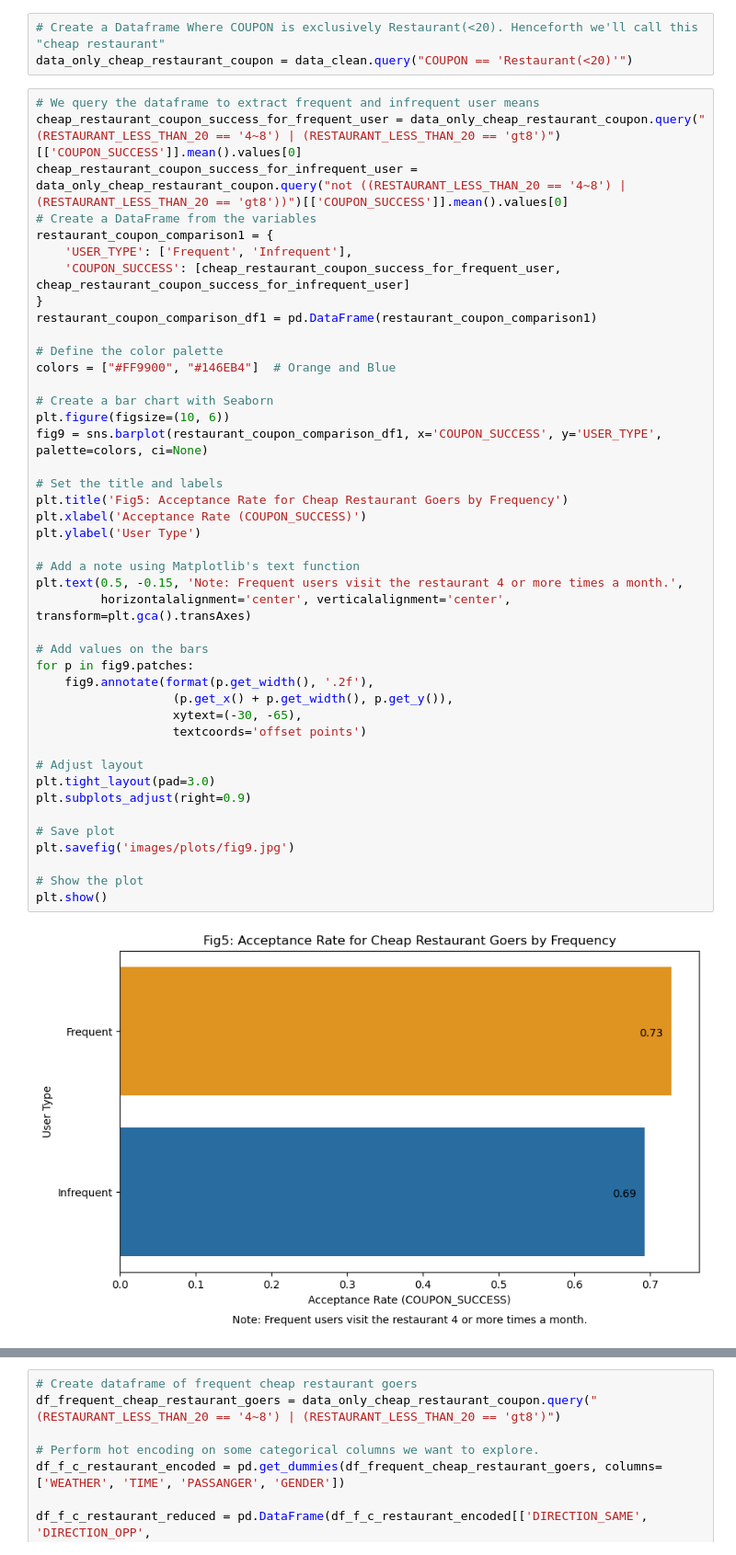
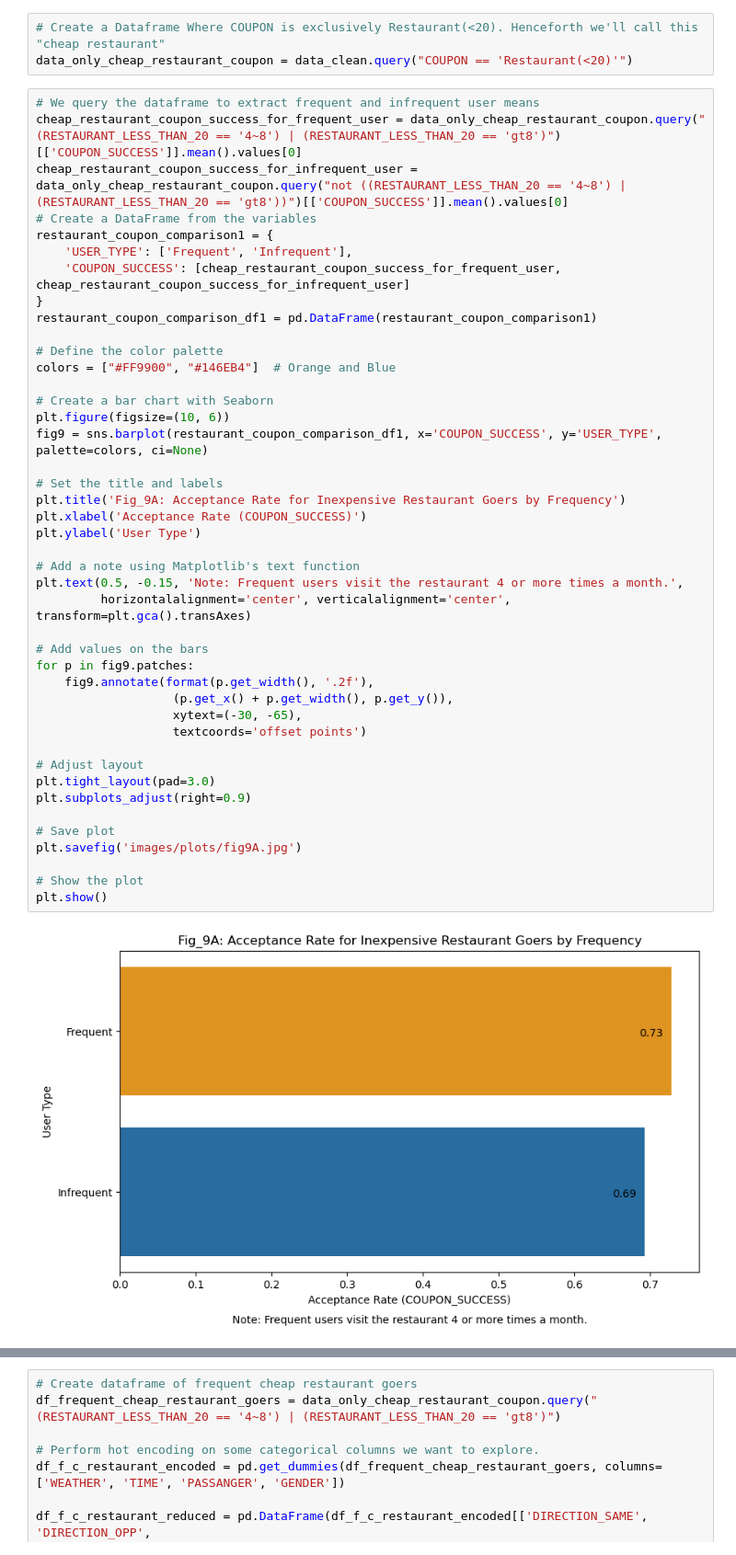
Before and after one commit to elmunoz42/berkeley-aiml-coupon-analysis, a Jupyter notebook: prompt.ipynb, the cells around one changed output, grey strips where cells are left out. Shown at 92% size. Cells and saved outputs as stored; diff of their text form.

```diff
--- a/prompt.ipynb
+++ b/prompt.ipynb
@@ -715,33 +807,33 @@ restaurant_coupon_comparison_df1 = pd.DataFrame(restaurant_coupon_comparison1)
 colors = ["#FF9900", "#146EB4"]  # Orange and Blue
 
 # Create a bar chart with Seaborn
 plt.figure(figsize=(10, 6))
 fig9 = sns.barplot(restaurant_coupon_comparison_df1, x='COUPON_SUCCESS', y='USER_TYPE',  palette=colors, ci=None)
 
 # Set the title and labels
-plt.title('Fig5: Acceptance Rate for Cheap Restaurant Goers by Frequency')
+plt.title('Fig_9A: Acceptance Rate for Inexpensive Restaurant Goers by Frequency')
 plt.xlabel('Acceptance Rate (COUPON_SUCCESS)')
 plt.ylabel('User Type')
 
 # Add a note using Matplotlib's text function
 plt.text(0.5, -0.15, 'Note: Frequent users visit the restaurant 4 or more times a month.',
          horizontalalignment='center', verticalalignment='center', transform=plt.gca().transAxes)
 
 # Add values on the bars
 for p in fig9.patches:
     fig9.annotate(format(p.get_width(), '.2f'),
                    (p.get_x() + p.get_width(), p.get_y()),
                    xytext=(-30, -65),
                    textcoords='offset points')
 
 # Adjust layout
 plt.tight_layout(pad=3.0)
 plt.subplots_adjust(right=0.9)
 
 # Save plot
-plt.savefig('images/plots/fig9.jpg')
+plt.savefig('images/plots/fig9A.jpg')
 
 # Show the plot
 plt.show()
 # %% [output]
-[figure, old version]
+[figure, new version]
```
Also changed, not shown: parts of 30 cells of this notebook, 13 other files.
